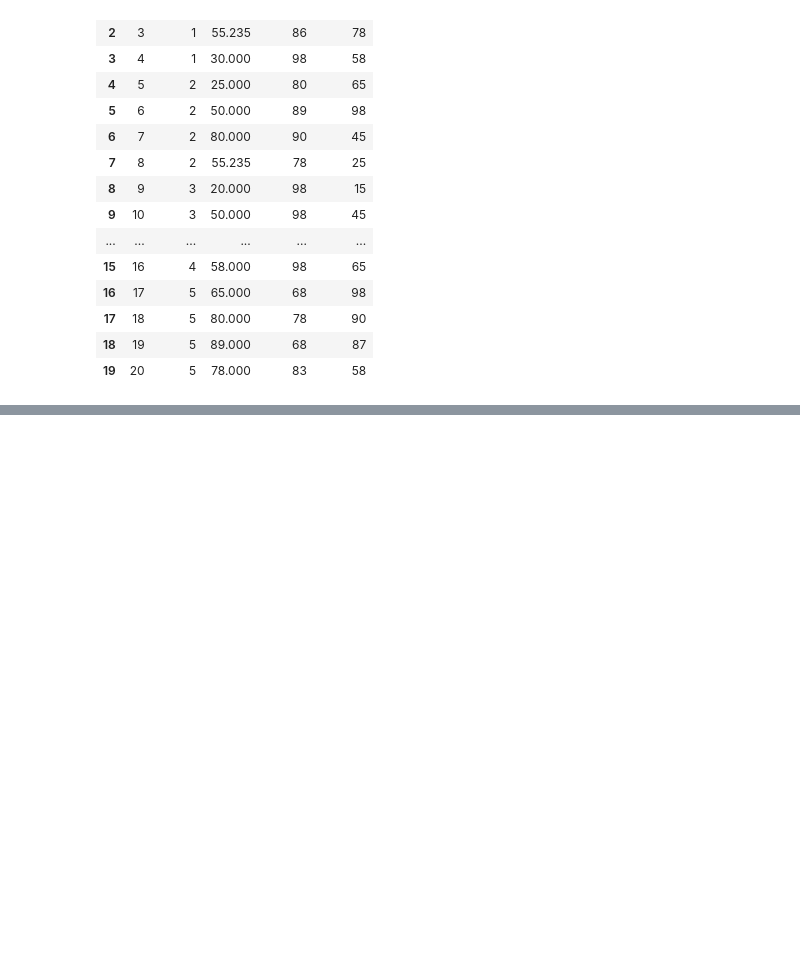
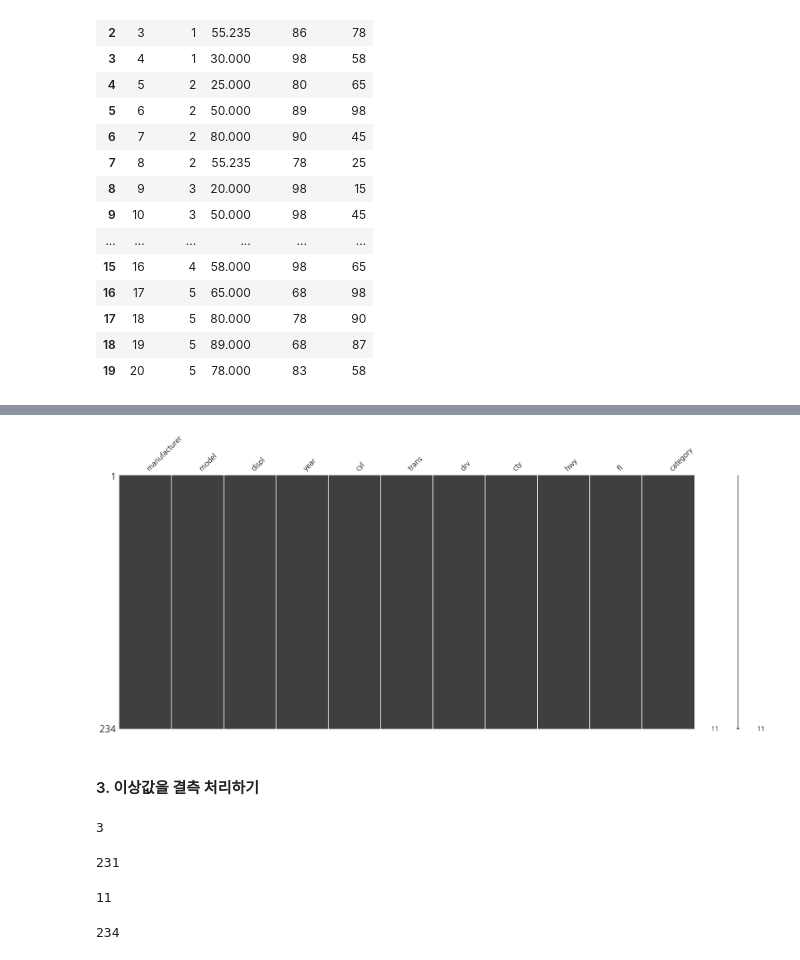
Before and after one commit to jw13k/2024-1-my-BDA, a Jupyter notebook: inclass/06W_0409_B_ch07_missingvalue_outlier.ipynb, the cells around one changed output, grey strips where cells are left out. Saved outputs shown, nothing was run; the diff lists cells and outputs as text; code cells hidden in the pictures; blank space fills up the shorter version.

```diff
--- a/inclass/06W_0409_B_ch07_missingvalue_outlier.ipynb
+++ b/inclass/06W_0409_B_ch07_missingvalue_outlier.ipynb
@@ -615,0 +858,32 @@ exam
+# %%
+import missingno as msno
+msno.matrix(mpg);
+# %% [output]
+[figure, added]
+# %% [markdown]
+#### 3. 이상값을 결측 처리하기
+# %%
+# 4.5 ~ 40.5 벗어나면 NaN 부여
+mpg['hwy'] = np.where((mpg['hwy'] < 4.5) | (mpg['hwy'] > 40.5), np.nan, mpg['hwy'])
+
+# 결측치 빈도 확인
+mpg['hwy'].isna().sum()
+# %% [output]
+3
+# %%
+dmpg = mpg.dropna(subset = ['hwy'])
+len(dmpg)
+# %% [output]
+231
+# %%
+dmpg.shape[1]
+# %% [output]
+11
+# %%
+# hwy 결측치 제거
+# drv별 분리
+# hwy 평균 구하기
+dmpg.dropna(subset = ['hwy']).groupby('drv').agg(mean_hwy = ('hwy', 'mean'))
+len(mpg)
+# %% [output]
+234
```
Also changed, not shown: parts of 38 cells of this notebook.
